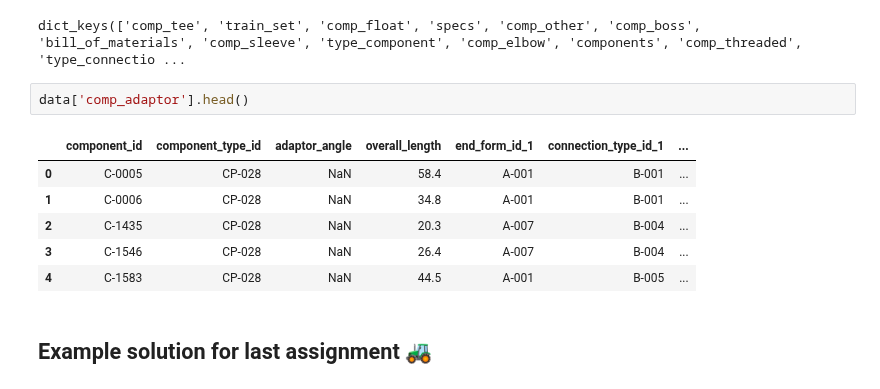
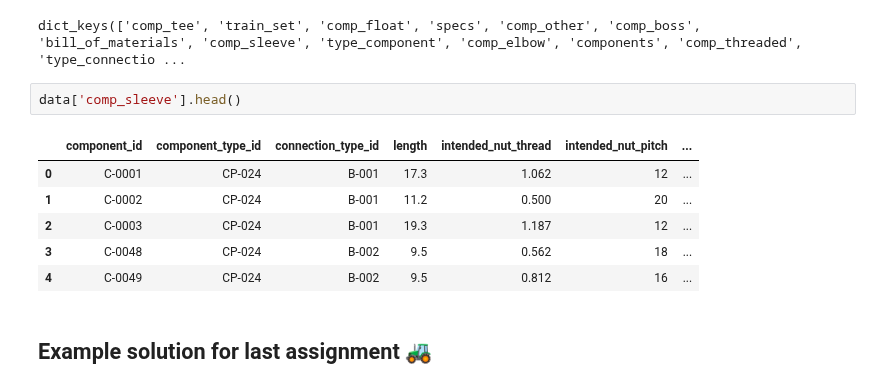
Before and after one commit to LambdaSchool/DEPRECATED-DS-Unit-2-Applied-Modeling, a Jupyter notebook: module2-gradient-boosting/gradient_boosting.ipynb, the cells around one changed output. Drawn from its saved outputs; the diff is of its cells as text.

```diff
--- a/module2-gradient-boosting/gradient_boosting.ipynb
+++ b/module2-gradient-boosting/gradient_boosting.ipynb
@@ -203,14 +195,14 @@ data.keys()
 # %% [output]
 dict_keys(['comp_tee', 'train_set', 'comp_float', 'specs', 'comp_other', 'comp_boss', 'bill_of_materials', 'comp_sleeve', 'type_component', 'comp_elbow', 'components', 'comp_threaded', 'type_connectio ...
 # %%
-data['comp_adaptor'].head()
+data['comp_sleeve'].head()
 # %% [output]
-|  | component_id | component_type_id | adaptor_angle | overall_length | end_form_id_1 | connection_type_id_1 | ... |
-| 0 | C-0005 | CP-028 | NaN | 58.4 | A-001 | B-001 | ... |
-| 1 | C-0006 | CP-028 | NaN | 34.8 | A-001 | B-001 | ... |
-| 2 | C-1435 | CP-028 | NaN | 20.3 | A-007 | B-004 | ... |
-| 3 | C-1546 | CP-028 | NaN | 26.4 | A-007 | B-004 | ... |
-| 4 | C-1583 | CP-028 | NaN | 44.5 | A-001 | B-005 | ... |
+|  | component_id | component_type_id | connection_type_id | length | intended_nut_thread | intended_nut_pitch | ... |
+| 0 | C-0001 | CP-024 | B-001 | 17.3 | 1.062 | 12 | ... |
+| 1 | C-0002 | CP-024 | B-001 | 11.2 | 0.500 | 20 | ... |
+| 2 | C-0003 | CP-024 | B-001 | 19.3 | 1.187 | 12 | ... |
+| 3 | C-0048 | CP-024 | B-002 | 9.5 | 0.562 | 18 | ... |
+| 4 | C-0049 | CP-024 | B-002 | 9.5 | 0.812 | 16 | ... |
 # %% [markdown]
 ## Example solution for last assignment 🚜
 # %%
```
Also changed, not shown: parts of 18 cells of this notebook, 6 other files.
